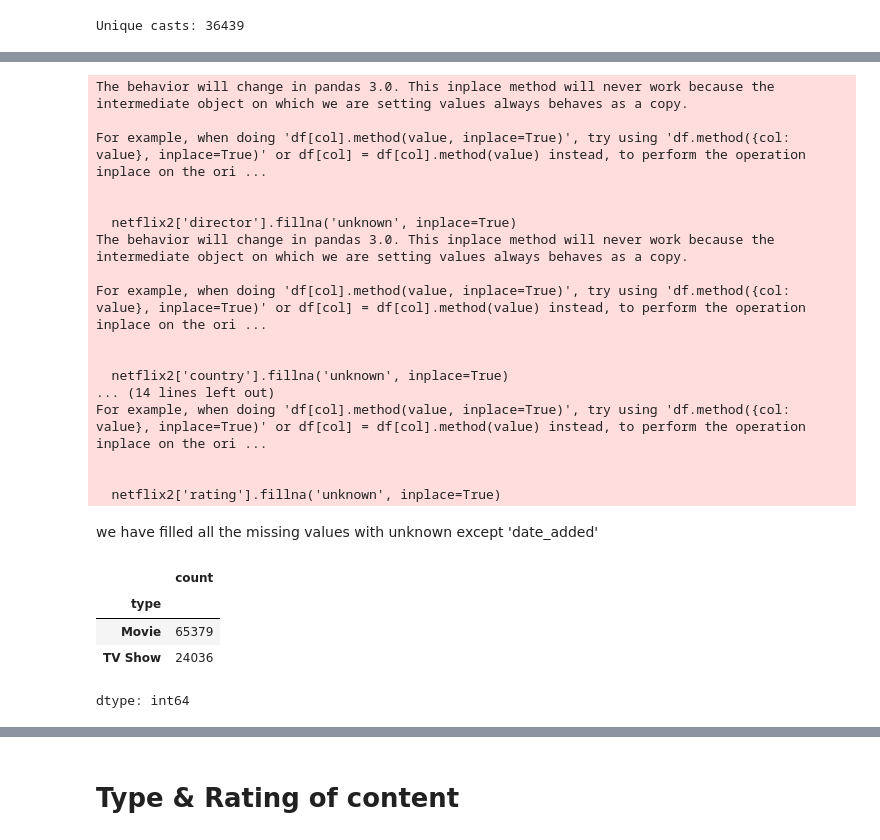
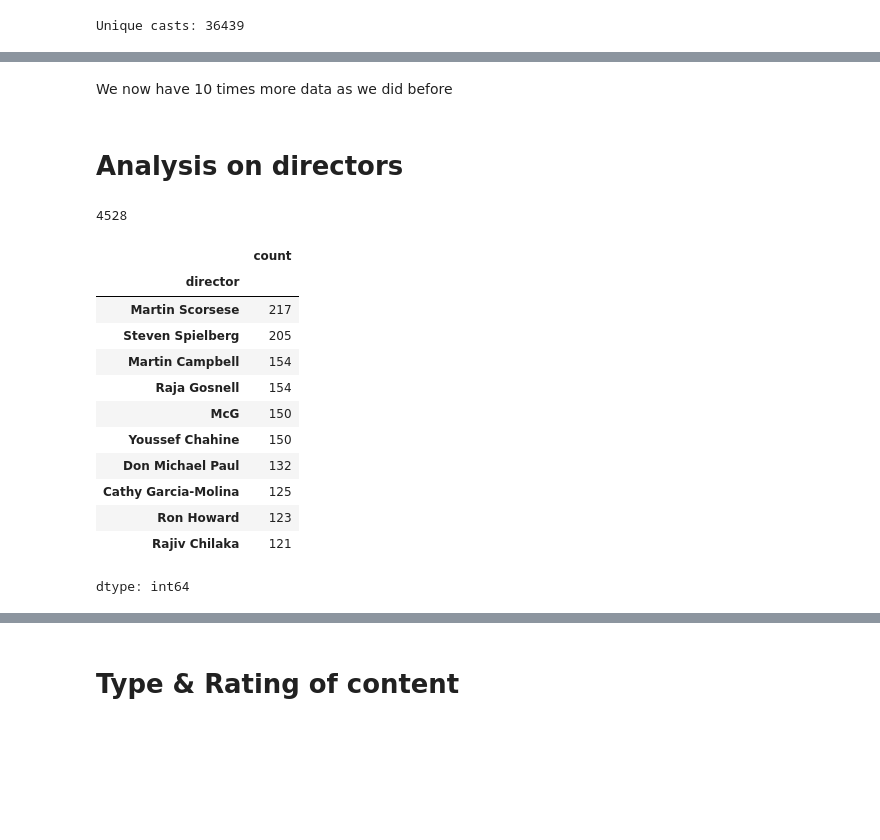
Before and after one commit to RichaGaharwar/Exploratory-Data-Analysis-Netflix-, a Jupyter notebook: Netflix_EDA.ipynb, the cells around one changed output, grey strips where cells are left out. Drawn from its saved outputs; the diff is of its cells as text; code cells hidden in the pictures; blank space fills up the shorter version.

```diff
--- a/Netflix_EDA.ipynb
+++ b/Netflix_EDA.ipynb
@@ -134,0 +232,3 @@ netflix.head()
+# %%
+netflix['date_added'] = netflix['date_added'].astype('datetime64[ns]')
+netflix.info()
@@ -134,0 +259,7 @@ netflix.head()
+# %%
+netflix['director'].fillna('unknown', inplace=True)
+netflix['country'].fillna('unknown', inplace=True)
+netflix['cast'].fillna('unknown', inplace=True)
+netflix['duration'].fillna('unknown', inplace=True)
+netflix['rating'].fillna('unknown', inplace=True)
+netflix.info()
@@ -386,34 +550,24 @@ To ensure data completeness and avoid issues in further analysis, I'll fill the
-# %%
-netflix2['director'].fillna('unknown', inplace=True)
-netflix2['country'].fillna('unknown', inplace=True)
-netflix2['cast'].fillna('unknown', inplace=True)
-netflix2['duration'].fillna('unknown', inplace=True)
-netflix2['rating'].fillna('unknown', inplace=True)
-# %% [output]
-The behavior will change in pandas 3.0. This inplace method will never work because the intermediate object on which we are setting values always behaves as a copy.
-
-For example, when doing 'df[col].method(value, inplace=True)', try using 'df.method({col: value}, inplace=True)' or df[col] = df[col].method(value) instead, to perform the operation inplace on the ori ...
-
-
-  netflix2['director'].fillna('unknown', inplace=True)
-The behavior will change in pandas 3.0. This inplace method will never work because the intermediate object on which we are setting values always behaves as a copy.
-
-For example, when doing 'df[col].method(value, inplace=True)', try using 'df.method({col: value}, inplace=True)' or df[col] = df[col].method(value) instead, to perform the operation inplace on the ori ...
-
-
-  netflix2['country'].fillna('unknown', inplace=True)
-... (14 lines left out)
-For example, when doing 'df[col].method(value, inplace=True)', try using 'df.method({col: value}, inplace=True)' or df[col] = df[col].method(value) instead, to perform the operation inplace on the ori ...
-
-
-  netflix2['rating'].fillna('unknown', inplace=True)
-# %% [markdown]
-we have filled all the missing values with unknown except 'date_added'
+# %% [markdown]
+We now have 10 times more data as we did before
+# %% [markdown]
+# **Analysis on directors**
+# %%
+netflix2['director'].nunique()
+# %% [output]
+4528
 # %%
-netflix2['type'].value_counts()
+netflix2['director'].value_counts().head(10)
 # %% [output]
 |  | count |
-| type |  |
-| Movie | 65379 |
-| TV Show | 24036 |
+| director |  |
+| Martin Scorsese | 217 |
+| Steven Spielberg | 205 |
+| Martin Campbell | 154 |
+| Raja Gosnell | 154 |
+| McG | 150 |
+| Youssef Chahine | 150 |
+| Don Michael Paul | 132 |
+| Cathy Garcia-Molina | 125 |
+| Ron Howard | 123 |
+| Rajiv Chilaka | 121 |
 dtype: int64
```
Also changed, not shown: parts of 70 cells of this notebook.
